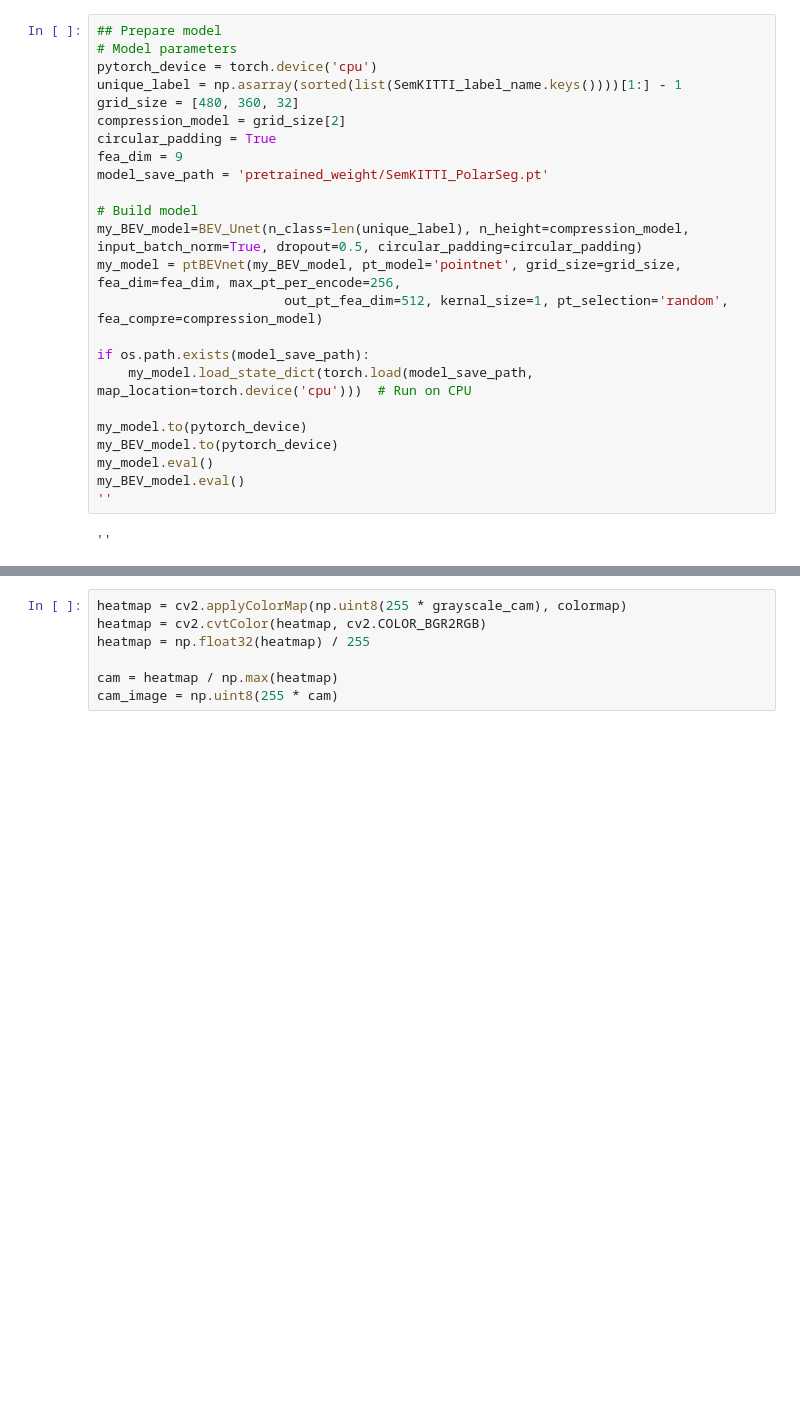
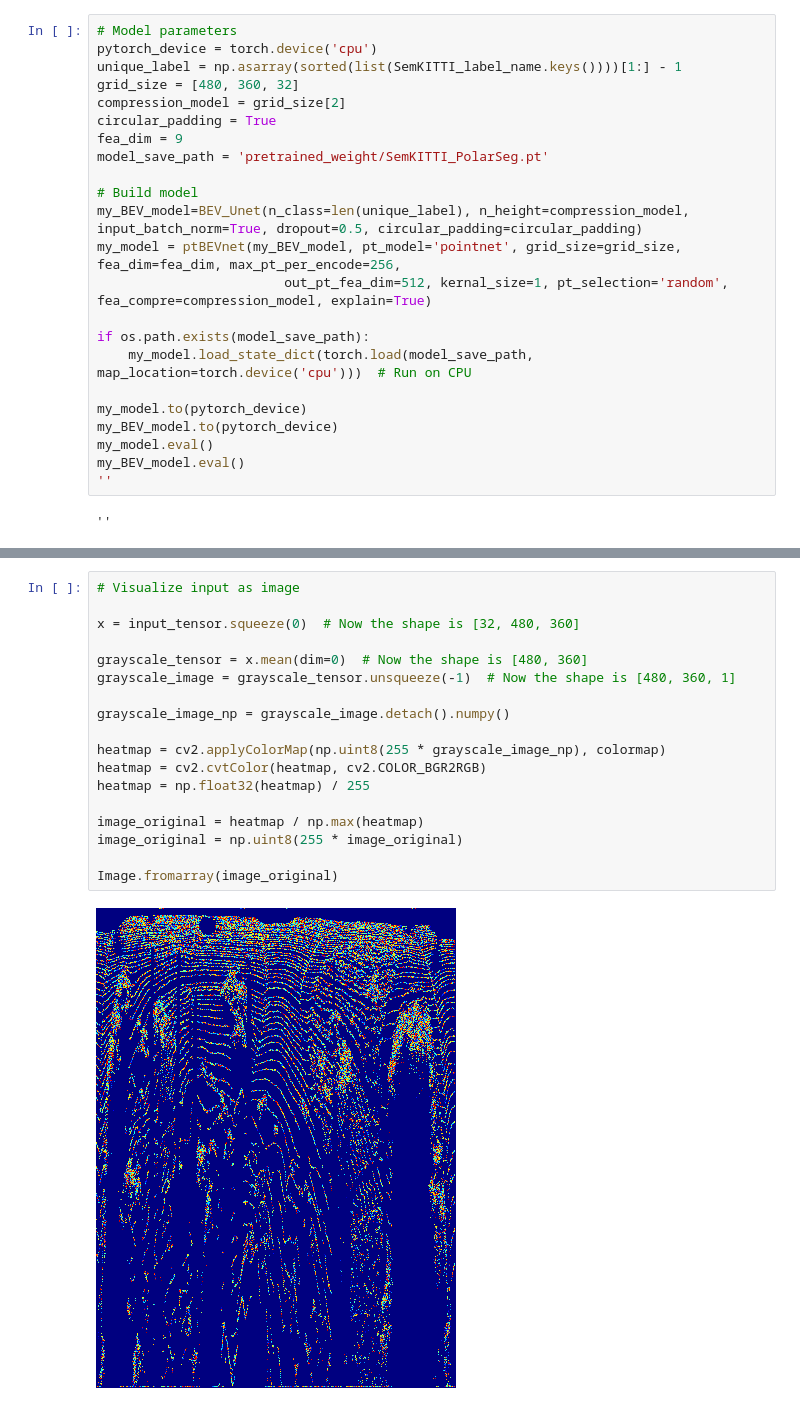
Before and after one commit to TheBarbaraIsTaken/PolarSegXAI, a Jupyter notebook: explain.ipynb, the cells around one changed output, grey strips where cells are left out. Drawn from its saved outputs; the diff is of its cells as text; blank space fills up the shorter version.

Commit message:
heatmap on pcd

```diff
--- a/explain.ipynb
+++ b/explain.ipynb
@@ -40,5 +45,4 @@ with open('semantic-kitti.yaml', 'r') as stream:
 # %%
-## Prepare model
 # Model parameters
 pytorch_device = torch.device('cpu')
 unique_label = np.asarray(sorted(list(SemKITTI_label_name.keys())))[1:] - 1
@@ -51,7 +55,7 @@ model_save_path = 'pretrained_weight/SemKITTI_PolarSeg.pt'
 # Build model
 my_BEV_model=BEV_Unet(n_class=len(unique_label), n_height=compression_model, input_batch_norm=True, dropout=0.5, circular_padding=circular_padding)
 my_model = ptBEVnet(my_BEV_model, pt_model='pointnet', grid_size=grid_size, fea_dim=fea_dim, max_pt_per_encode=256,
-                        out_pt_fea_dim=512, kernal_size=1, pt_selection='random', fea_compre=compression_model)
+                        out_pt_fea_dim=512, kernal_size=1, pt_selection='random', fea_compre=compression_model, explain=True)
 
 if os.path.exists(model_save_path):
     my_model.load_state_dict(torch.load(model_save_path, map_location=torch.device('cpu')))  # Run on CPU
@@ -116,7 +131,20 @@ with GradCAM(model=my_BEV_model, target_layers=target_layers) as cam:
 # %%
-heatmap = cv2.applyColorMap(np.uint8(255 * grayscale_cam), colormap)
+# Visualize input as image
+
+x = input_tensor.squeeze(0)  # Now the shape is [32, 480, 360]
+
+grayscale_tensor = x.mean(dim=0)  # Now the shape is [480, 360]
+grayscale_image = grayscale_tensor.unsqueeze(-1)  # Now the shape is [480, 360, 1]
+
+grayscale_image_np = grayscale_image.detach().numpy()
+
+heatmap = cv2.applyColorMap(np.uint8(255 * grayscale_image_np), colormap)
 heatmap = cv2.cvtColor(heatmap, cv2.COLOR_BGR2RGB)
 heatmap = np.float32(heatmap) / 255
 
-cam = heatmap / np.max(heatmap)
-cam_image = np.uint8(255 * cam)
+image_original = heatmap / np.max(heatmap)
+image_original = np.uint8(255 * image_original)
+
+Image.fromarray(image_original)
+# %% [output]
+[figure, added]
```
Also changed, not shown: parts of 14 cells of this notebook, 2 other files.
